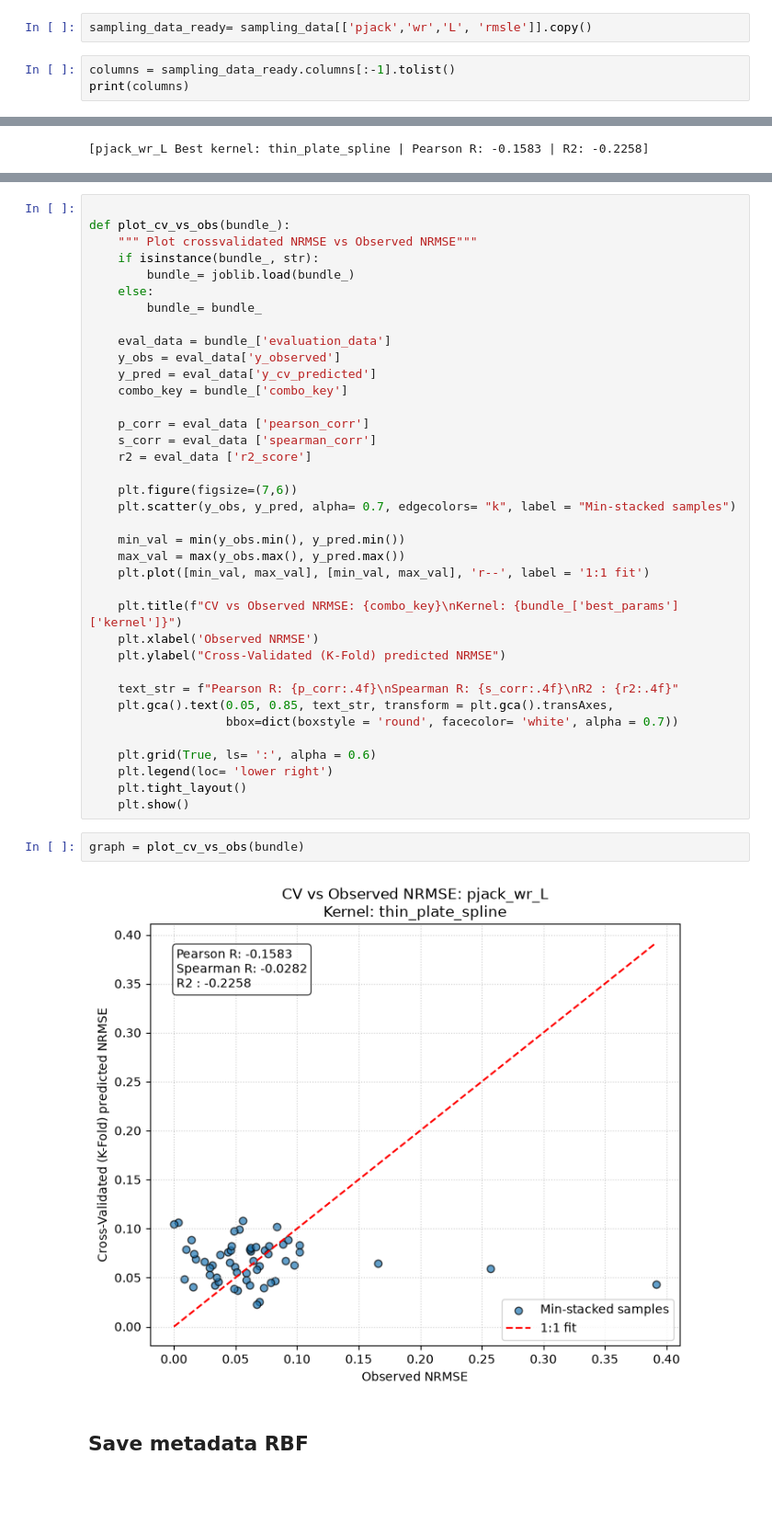
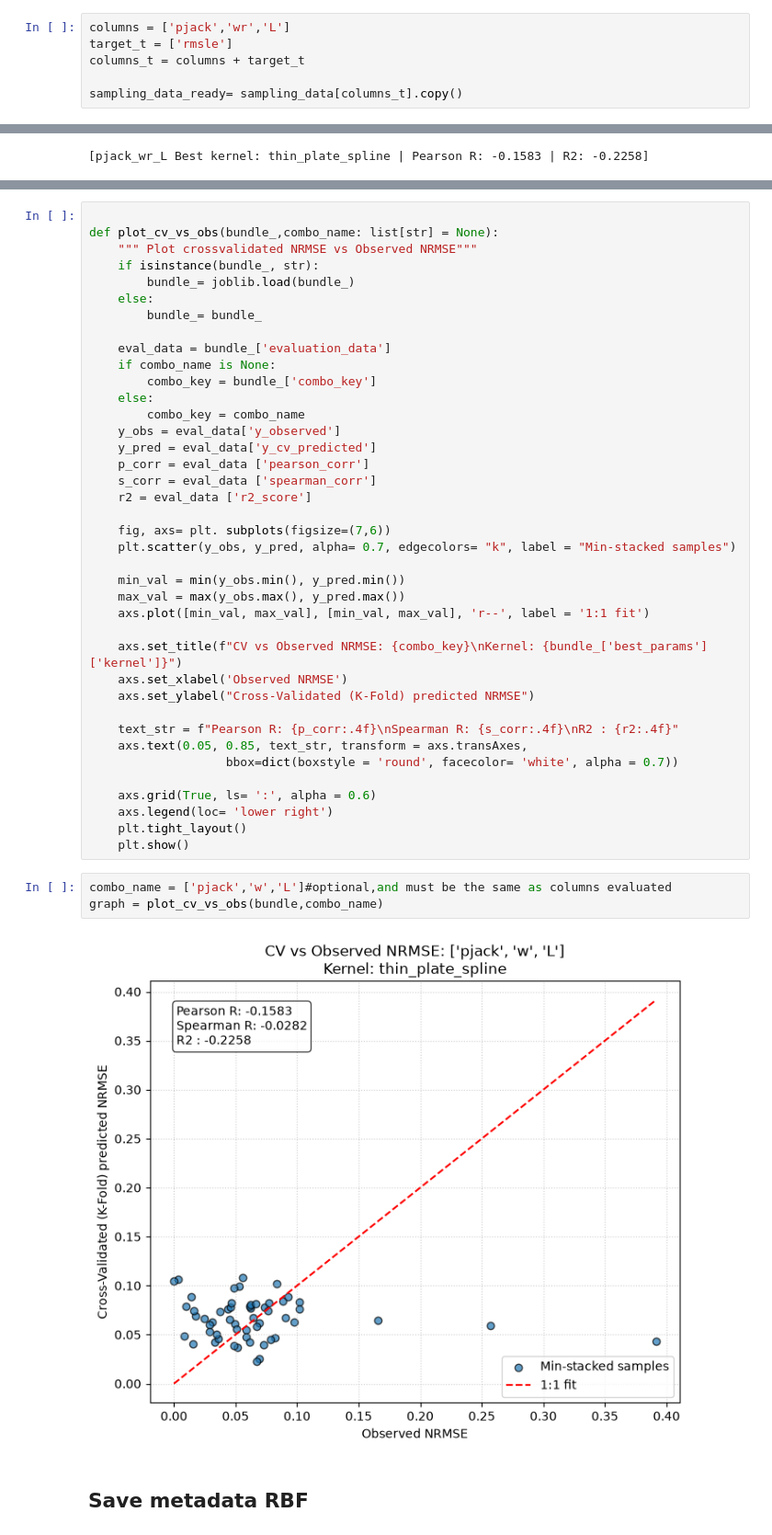
Before and after one commit to Leo-kp/Line_source_SA, a Jupyter notebook: Hyper_tuning.ipynb, the cells around one changed output, grey strips where cells are left out. Shown at 92% size. Saved outputs shown, nothing was run; the diff lists cells and outputs as text; blank space fills up the shorter version.

```diff
--- a/Hyper_tuning.ipynb
+++ b/Hyper_tuning.ipynb
@@ -515,7 +518,8 @@ Traceability metadata exported succesfully:
 # %% [markdown]
 # RBF Interpolator
 # %%
-sampling_data_ready= sampling_data[['pjack','wr','L', 'rmsle']].copy()
+columns = ['pjack','wr','L']
+target_t = ['rmsle']
+columns_t = columns + target_t
+
+sampling_data_ready= sampling_data[columns_t].copy()
-# %%
-columns = sampling_data_ready.columns[:-1].tolist()
-print(columns)
@@ -532,6 +530,6 @@ dict
 # %%
 
-def plot_cv_vs_obs(bundle_):
+def plot_cv_vs_obs(bundle_,combo_name: list[str] = None):
     """ Plot crossvalidated NRMSE vs Observed NRMSE"""
     if isinstance(bundle_, str):
         bundle_= joblib.load(bundle_)
@@ -539,37 +537,40 @@ def plot_cv_vs_obs(bundle_):
         bundle_= bundle_
 
     eval_data = bundle_['evaluation_data']
+    if combo_name is None:
+        combo_key = bundle_['combo_key']
+    else:
+        combo_key = combo_name
     y_obs = eval_data['y_observed']
     y_pred = eval_data['y_cv_predicted']
-    combo_key = bundle_['combo_key']
-
     p_corr = eval_data ['pearson_corr']
     s_corr = eval_data ['spearman_corr']
     r2 = eval_data ['r2_score']
 
-    plt.figure(figsize=(7,6))
+    fig, axs= plt. subplots(figsize=(7,6))
     plt.scatter(y_obs, y_pred, alpha= 0.7, edgecolors= "k", label = "Min-stacked samples")
 
     min_val = min(y_obs.min(), y_pred.min())
     max_val = max(y_obs.max(), y_pred.max())
-    plt.plot([min_val, max_val], [min_val, max_val], 'r--', label = '1:1 fit')
+    axs.plot([min_val, max_val], [min_val, max_val], 'r--', label = '1:1 fit')
 
-    plt.title(f"CV vs Observed NRMSE: {combo_key}\nKernel: {bundle_['best_params']['kernel']}")
-    plt.xlabel('Observed NRMSE')
-    plt.ylabel("Cross-Validated (K-Fold) predicted NRMSE")
+    axs.set_title(f"CV vs Observed NRMSE: {combo_key}\nKernel: {bundle_['best_params']['kernel']}")
+    axs.set_xlabel('Observed NRMSE')
+    axs.set_ylabel("Cross-Validated (K-Fold) predicted NRMSE")
 
     text_str = f"Pearson R: {p_corr:.4f}\nSpearman R: {s_corr:.4f}\nR2 : {r2:.4f}"
-    plt.gca().text(0.05, 0.85, text_str, transform = plt.gca().transAxes,
+    axs.text(0.05, 0.85, text_str, transform = axs.transAxes,
                    bbox=dict(boxstyle = 'round', facecolor= 'white', alpha = 0.7))
 
-    plt.grid(True, ls= ':', alpha = 0.6)
-    plt.legend(loc= 'lower right')
+    axs.grid(True, ls= ':', alpha = 0.6)
+    axs.legend(loc= 'lower right')
     plt.tight_layout()
     plt.show()
 # %%
-graph = plot_cv_vs_obs(bundle)
+combo_name = ['pjack','w','L']#optional,and must be the same as columns evaluated
+graph = plot_cv_vs_obs(bundle,combo_name)
 # %% [output]
-[figure, old version]
+[figure, new version]
 # %% [markdown]
 ## Save metadata RBF
 # %%
```
Also changed, not shown: parts of 13 cells of this notebook, 6 other files.
